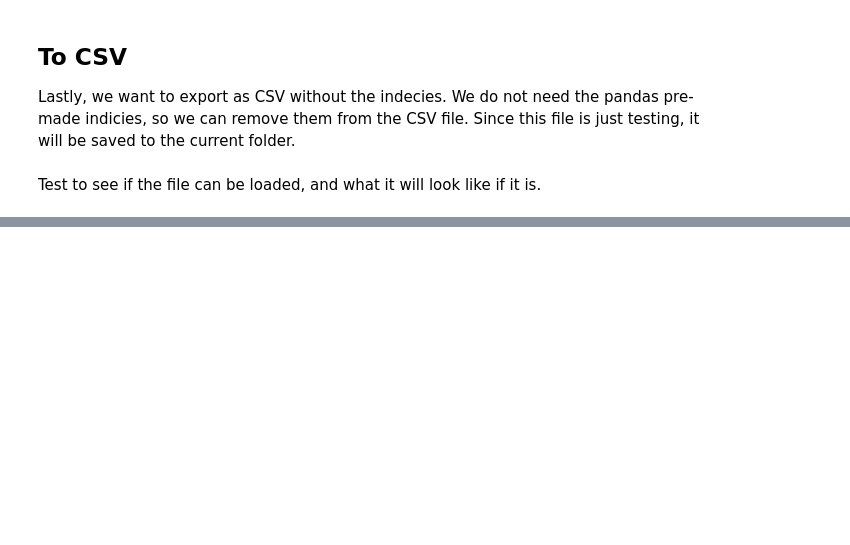
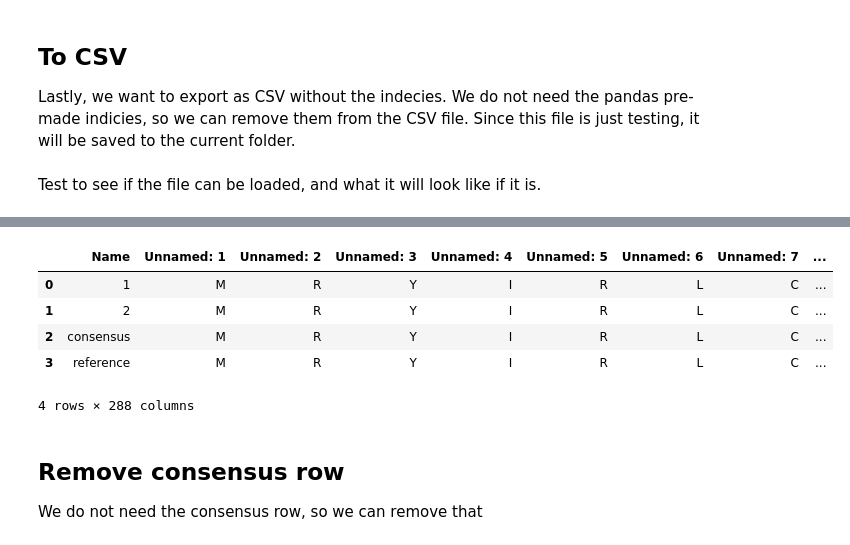
Before and after one commit to 14corman/mic-pred-feat-select, a Jupyter notebook: notebooks/data_processing.ipynb, the cells around one changed output, grey strips where cells are left out. Saved outputs shown, nothing was run; the diff lists cells and outputs as text; code cells hidden in the pictures; blank space fills up the shorter version.

```diff
--- a/notebooks/data_processing.ipynb
+++ b/notebooks/data_processing.ipynb
@@ -179,0 +166,14 @@ Create input form 2 where the annotated Amino Acid sequences will be converted i
+# %%
+msa_df = pd.read_csv(f'{data_dir}export_msa_69.csv')
+# %%
+msa_df.head()
+# %% [output]
+|  | Name | Unnamed: 1 | Unnamed: 2 | Unnamed: 3 | Unnamed: 4 | Unnamed: 5 | Unnamed: 6 | Unnamed: 7 | ... |
+| 0 | 1 | M | R | Y | I | R | L | C | ... |
+| 1 | 2 | M | R | Y | I | R | L | C | ... |
+| 2 | consensus | M | R | Y | I | R | L | C | ... |
+| 3 | reference | M | R | Y | I | R | L | C | ... |
+4 rows × 288 columns
+# %% [markdown]
+## Remove consensus row
+We do not need the consensus row, so we can remove that
```
Also changed, not shown: parts of 29 cells of this notebook, 3 other files.
